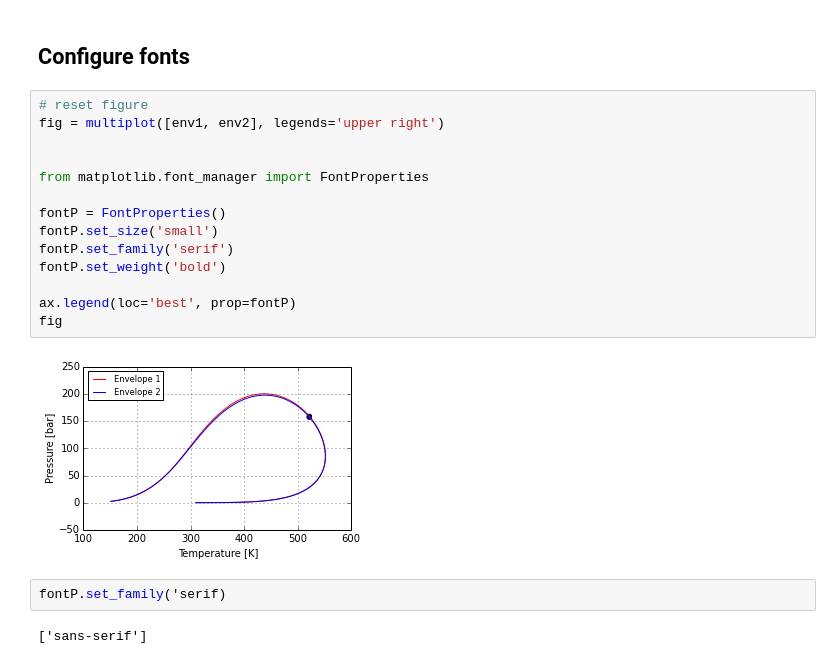
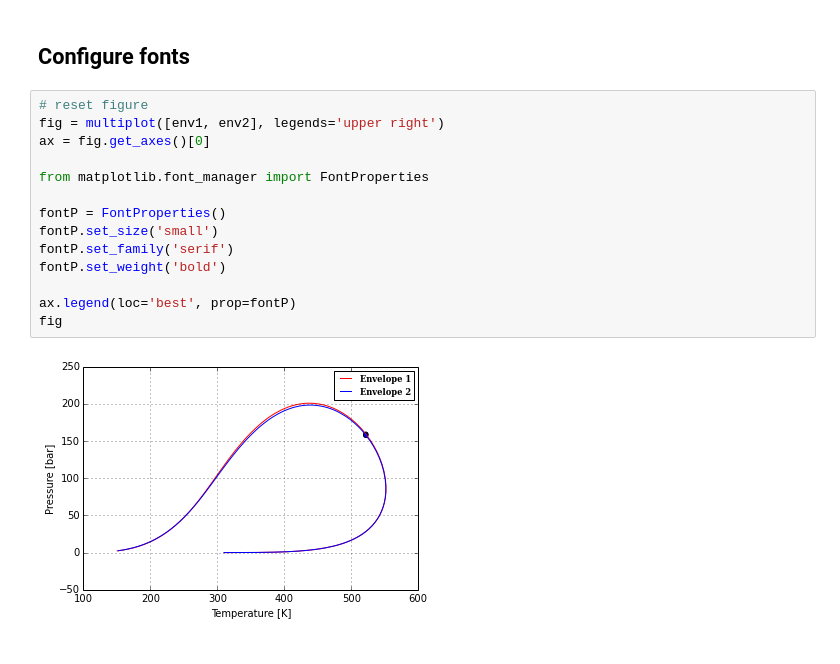
Before and after one commit to phasety/sur, a Jupyter notebook: examples/legends.ipynb, the cells around one changed output. Drawn from its saved outputs; the diff is of its cells as text.

```diff
--- a/examples/legends.ipynb
+++ b/examples/legends.ipynb
@@ -83,20 +83,16 @@ fig
 # %%
 # reset figure
 fig = multiplot([env1, env2], legends='upper right')
-
+ax = fig.get_axes()[0]
 
 from matplotlib.font_manager import FontProperties
 
 fontP = FontProperties()
 fontP.set_size('small')
 fontP.set_family('serif')
 fontP.set_weight('bold')
 
 ax.legend(loc='best', prop=fontP)
 fig
 # %% [output]
-[figure, old version]
+[figure, new version]
-# %%
-fontP.set_family('serif)
-# %% [output]
-['sans-serif']
```
Also changed, not shown: 1 other file.
